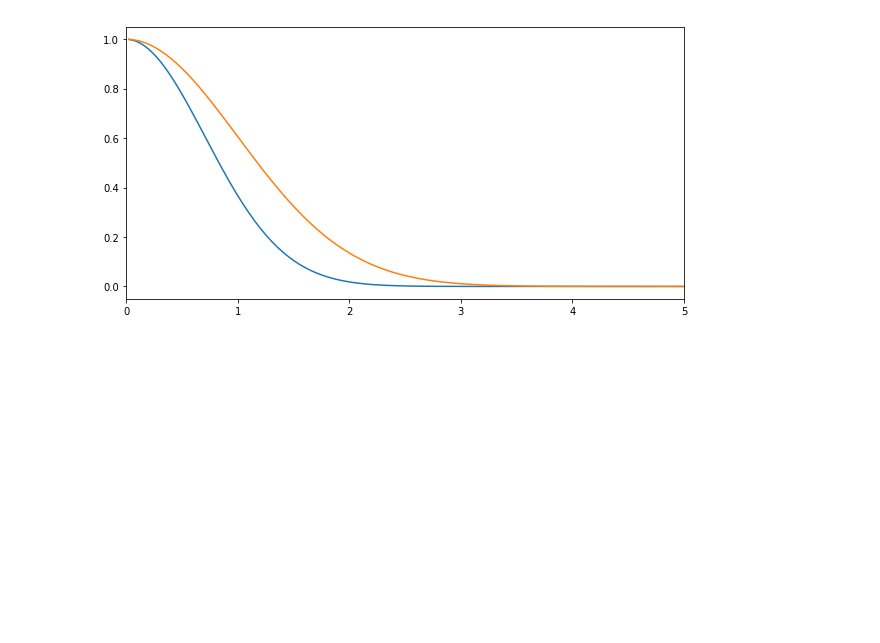
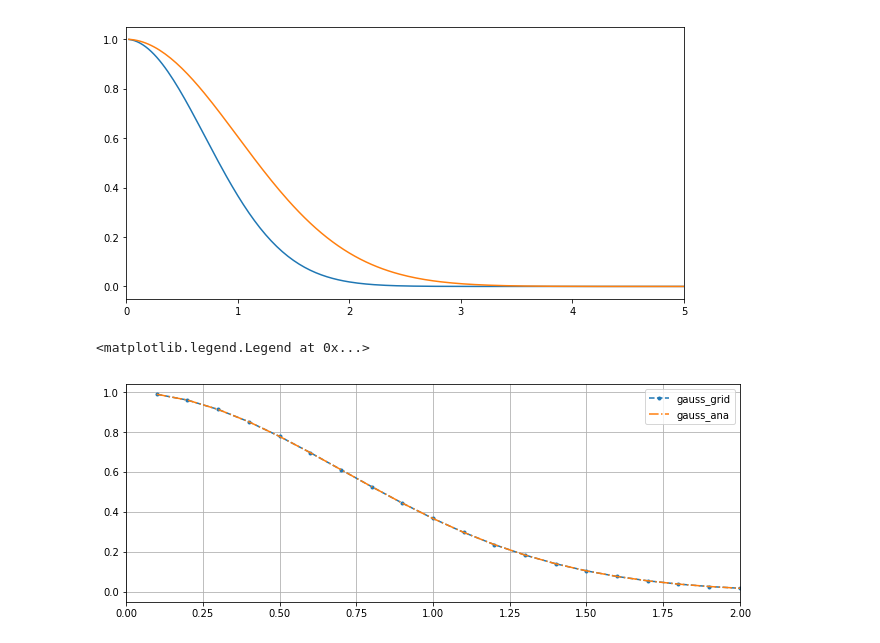
Before and after one commit to cp2k/libni, a Jupyter notebook: ipynb/test.ipynb, the cells around one changed output. Saved outputs shown, nothing was run; the diff lists cells and outputs as text; code cells hidden in the pictures; blank space fills up the shorter version.

```diff
--- a/ipynb/test.ipynb
+++ b/ipynb/test.ipynb
@@ -24,3 +25,6 @@ plt.xlim(0, 5)
 # %% [output]
 (0, 5)
 [figure]
+# %%
+def gauss(r):
+    return np.exp(-r**2)
@@ -26,0 +37,11 @@ plt.xlim(0, 5)
+# %%
+plt.figure(figsize=(11, 4))
+plt.plot(r_axis, gauss_g, '.--', label='gauss_grid')
+plt.plot(r_axis, gauss(r_axis), '-.', label='gauss_ana')
+
+plt.grid()
+plt.xlim(0, 2)
+plt.legend()
+# %% [output]
+<matplotlib.legend.Legend at 0x...>
+[figure, added]
```
Also changed, not shown: parts of 11 cells of this notebook, 4 other files.
